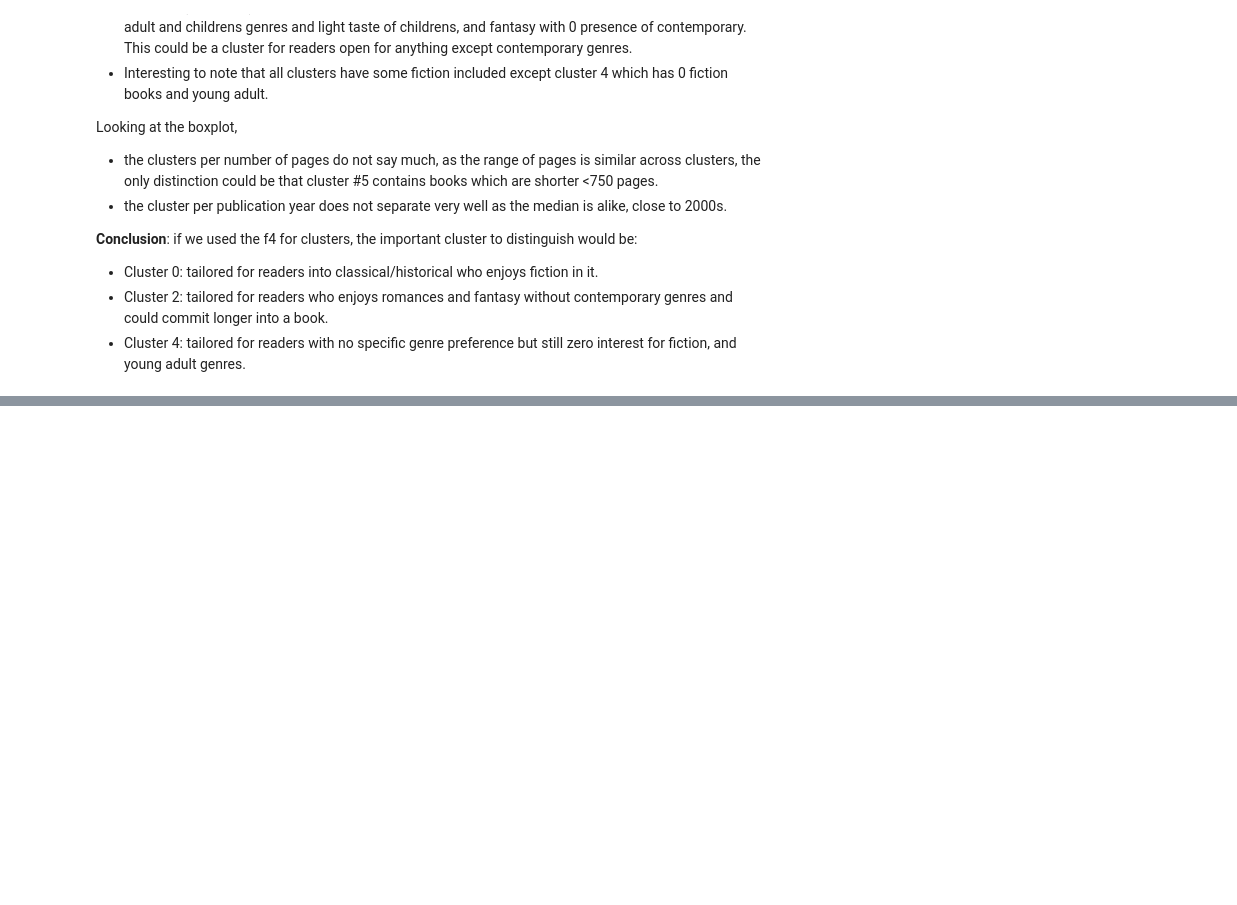
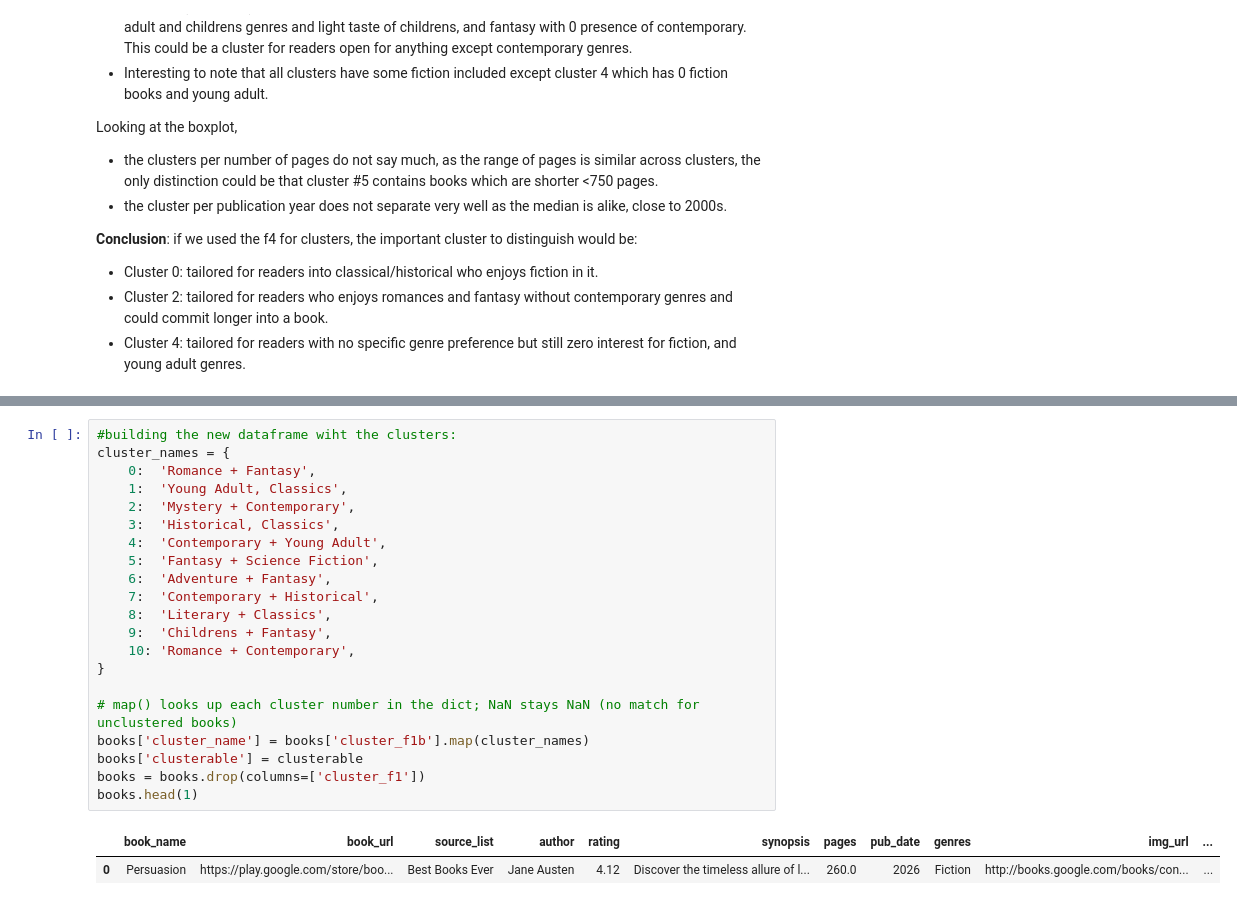
Before and after one commit to cadiyubu/Book_projectW8, a Jupyter notebook: notebooks/4_EDA_clustering.ipynb, the cells around one changed output, grey strips where cells are left out. Drawn from its saved outputs; the diff is of its cells as text; blank space fills up the shorter version.

```diff
--- a/notebooks/EDA_clustering.ipynb
+++ b/notebooks/4_EDA_clustering.ipynb
@@ -768,0 +903,24 @@ Name: proportion, dtype: float64
+# %%
+#building the new dataframe wiht the clusters:
+cluster_names = {
+    0:  'Romance + Fantasy',
+    1:  'Young Adult, Classics',
+    2:  'Mystery + Contemporary',
+    3:  'Historical, Classics',
+    4:  'Contemporary + Young Adult',
+    5:  'Fantasy + Science Fiction',
+    6:  'Adventure + Fantasy',
+    7:  'Contemporary + Historical',
+    8:  'Literary + Classics',
+    9:  'Childrens + Fantasy',
+    10: 'Romance + Contemporary',
+}
+
+# map() looks up each cluster number in the dict; NaN stays NaN (no match for unclustered books)
+books['cluster_name'] = books['cluster_f1b'].map(cluster_names)
+books['clusterable'] = clusterable
+books = books.drop(columns=['cluster_f1'])
+books.head(1)
+# %% [output]
+|  | book_name | book_url | source_list | author | rating | synopsis | pages | pub_date | genres | img_url | ... |
+| 0 | Persuasion | https://play.google.com/store/boo... | Best Books Ever | Jane Austen | 4.12 | Discover the timeless allure of l... | 260.0 | 2026 | Fiction | http://books.google.com/books/con... | ... |
```
Also changed, not shown: parts of 12 cells of this notebook, 4 other files.
